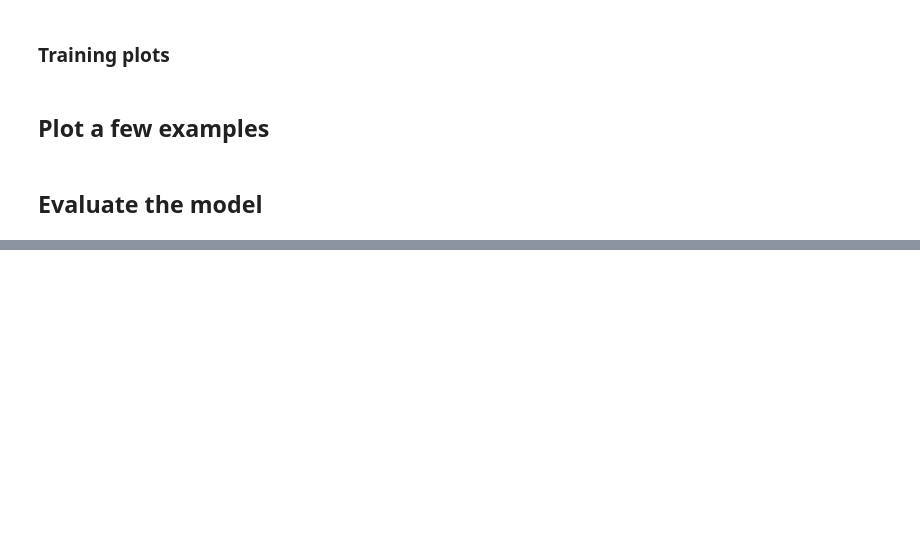
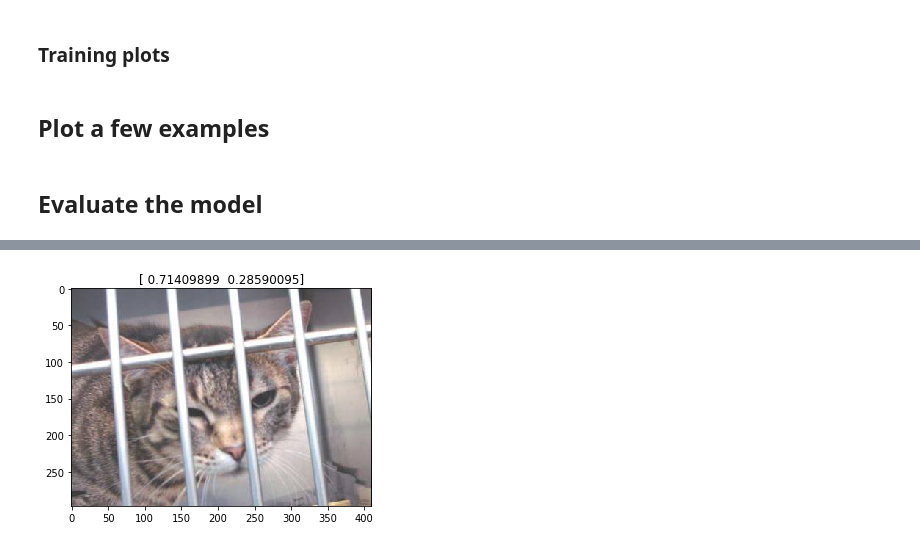
Before and after one commit to gabrielrezzonico/dogsandcats, a Jupyter notebook: notebooks/03 - VGG16 pre-trained model.ipynb, the cells around one changed output, grey strips where cells are left out. Cells and saved outputs as stored; diff of their text form; code cells hidden in the pictures; blank space fills up the shorter version.

```diff
--- a/notebooks/03 - VGG16 pre-trained model.ipynb
+++ b/notebooks/03 - VGG16 pre-trained model.ipynb
@@ -370,0 +538,8 @@ plt.show()
+# %%
+im = ndimage.imread("../data/test/" + test_batch_generator.filenames[idx[1]])
+image = Image.fromarray(im)
+plt.imshow(image)
+plt.title(probabilities[idx[1]])
+plt.show()
+# %% [output]
+[figure, added]
```
Also changed, not shown: parts of 28 cells of this notebook, 4 other files.
